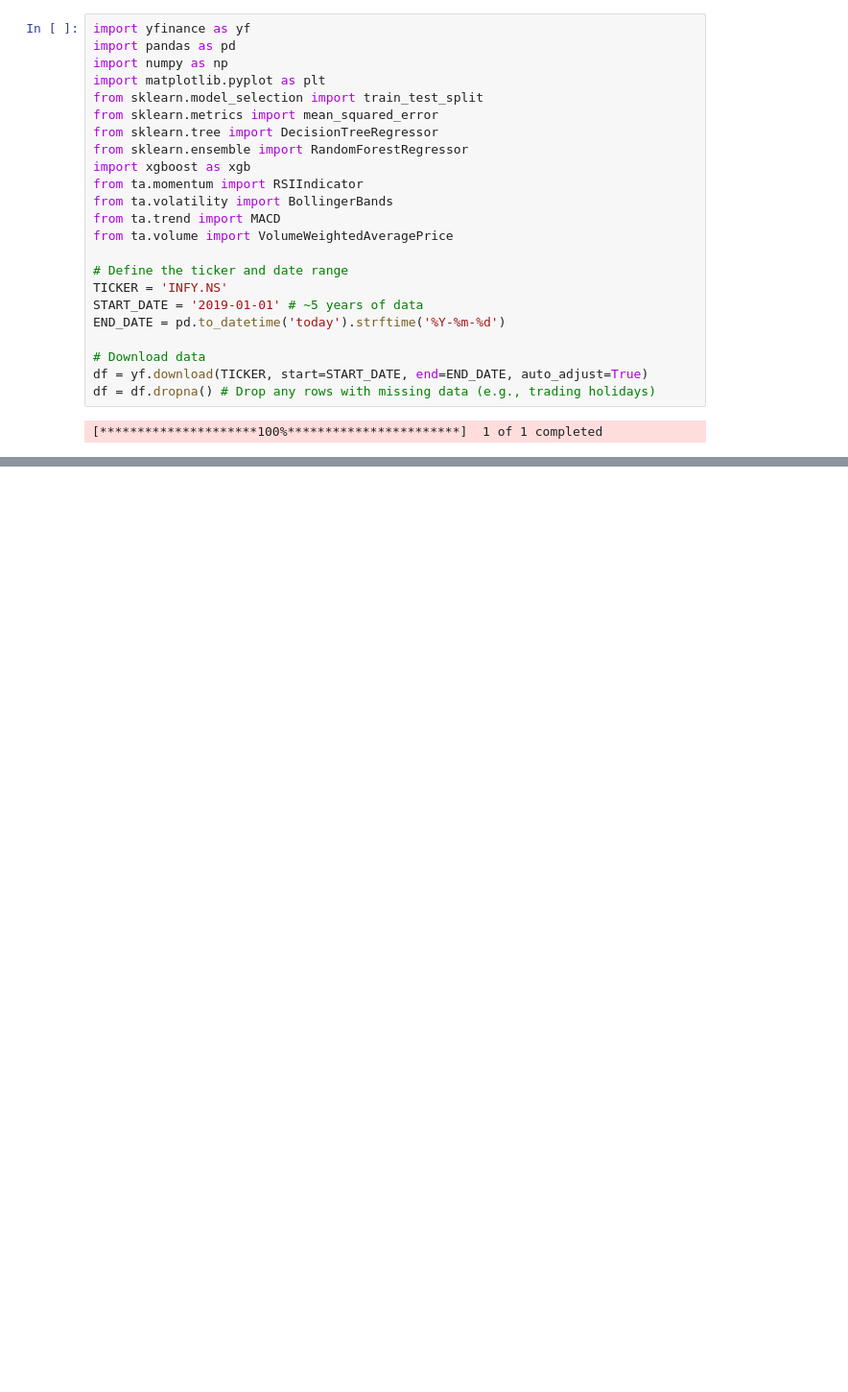
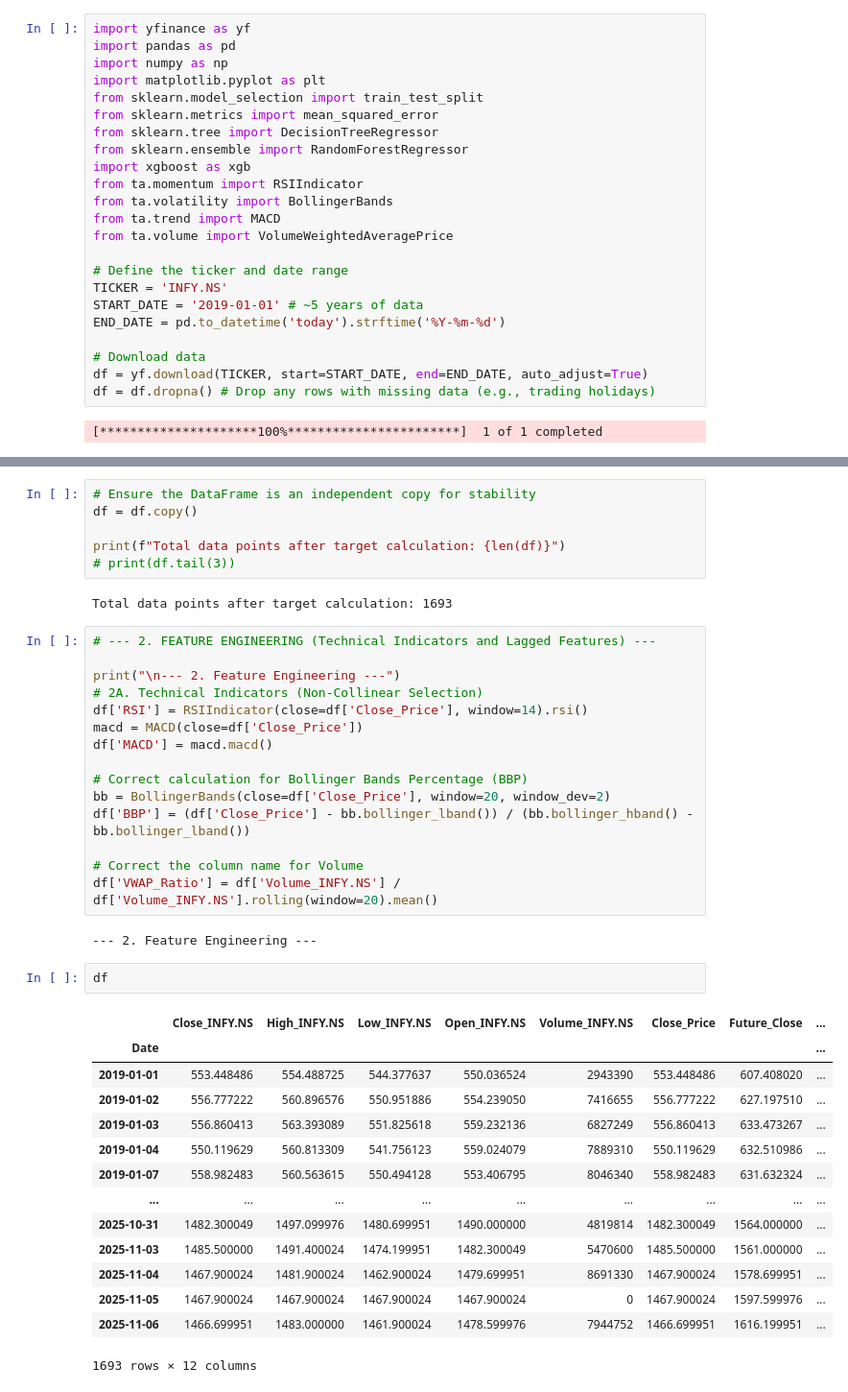
Before and after one commit to Krishnakanth834/MLProject1, a Jupyter notebook: price_predict_model.ipynb, the cells around one changed output, grey strips where cells are left out. Shown at 96% size. Cells and saved outputs as stored; diff of their text form; blank space fills up the shorter version.

```diff
--- a/price_predict_model.ipynb
+++ b/price_predict_model.ipynb
@@ -75,0 +139,42 @@ df.head()
+# %%
+# Ensure the DataFrame is an independent copy for stability
+df = df.copy()
+
+print(f"Total data points after target calculation: {len(df)}")
+# print(df.tail(3))
+# %% [output]
+Total data points after target calculation: 1693
+# %%
+# --- 2. FEATURE ENGINEERING (Technical Indicators and Lagged Features) ---
+
+print("\n--- 2. Feature Engineering ---")
+# 2A. Technical Indicators (Non-Collinear Selection)
+df['RSI'] = RSIIndicator(close=df['Close_Price'], window=14).rsi()
+macd = MACD(close=df['Close_Price'])
+df['MACD'] = macd.macd()
+
+# Correct calculation for Bollinger Bands Percentage (BBP)
+bb = BollingerBands(close=df['Close_Price'], window=20, window_dev=2)
+df['BBP'] = (df['Close_Price'] - bb.bollinger_lband()) / (bb.bollinger_hband() - bb.bollinger_lband())
+
+# Correct the column name for Volume
+df['VWAP_Ratio'] = df['Volume_INFY.NS'] / df['Volume_INFY.NS'].rolling(window=20).mean()
+# %% [output]
+--- 2. Feature Engineering ---
+# %%
+df
+# %% [output]
+|  | Close_INFY.NS | High_INFY.NS | Low_INFY.NS | Open_INFY.NS | Volume_INFY.NS | Close_Price | Future_Close | ... |
+| Date |  |  |  |  |  |  |  | ... |
+| 2019-01-01 | 553.448486 | 554.488725 | 544.377637 | 550.036524 | 2943390 | 553.448486 | 607.408020 | ... |
+| 2019-01-02 | 556.777222 | 560.896576 | 550.951886 | 554.239050 | 7416655 | 556.777222 | 627.197510 | ... |
+| 2019-01-03 | 556.860413 | 563.393089 | 551.825618 | 559.232136 | 6827249 | 556.860413 | 633.473267 | ... |
+| 2019-01-04 | 550.119629 | 560.813309 | 541.756123 | 559.024079 | 7889310 | 550.119629 | 632.510986 | ... |
+| 2019-01-07 | 558.982483 | 560.563615 | 550.494128 | 553.406795 | 8046340 | 558.982483 | 631.632324 | ... |
+| ... | ... | ... | ... | ... | ... | ... | ... | ... |
+| 2025-10-31 | 1482.300049 | 1497.099976 | 1480.699951 | 1490.000000 | 4819814 | 1482.300049 | 1564.000000 | ... |
+| 2025-11-03 | 1485.500000 | 1491.400024 | 1474.199951 | 1482.300049 | 5470600 | 1485.500000 | 1561.000000 | ... |
+| 2025-11-04 | 1467.900024 | 1481.900024 | 1462.900024 | 1479.699951 | 8691330 | 1467.900024 | 1578.699951 | ... |
+| 2025-11-05 | 1467.900024 | 1467.900024 | 1467.900024 | 1467.900024 | 0 | 1467.900024 | 1597.599976 | ... |
+| 2025-11-06 | 1466.699951 | 1483.000000 | 1461.900024 | 1478.599976 | 7944752 | 1466.699951 | 1616.199951 | ... |
+1693 rows × 12 columns
```
Also changed, not shown: parts of 13 cells of this notebook.
